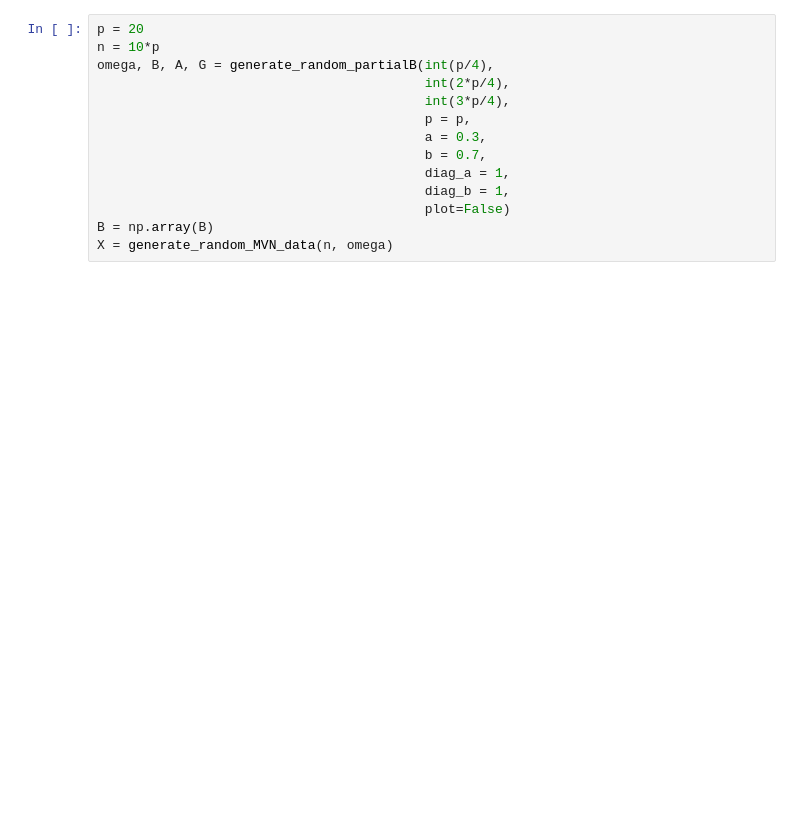
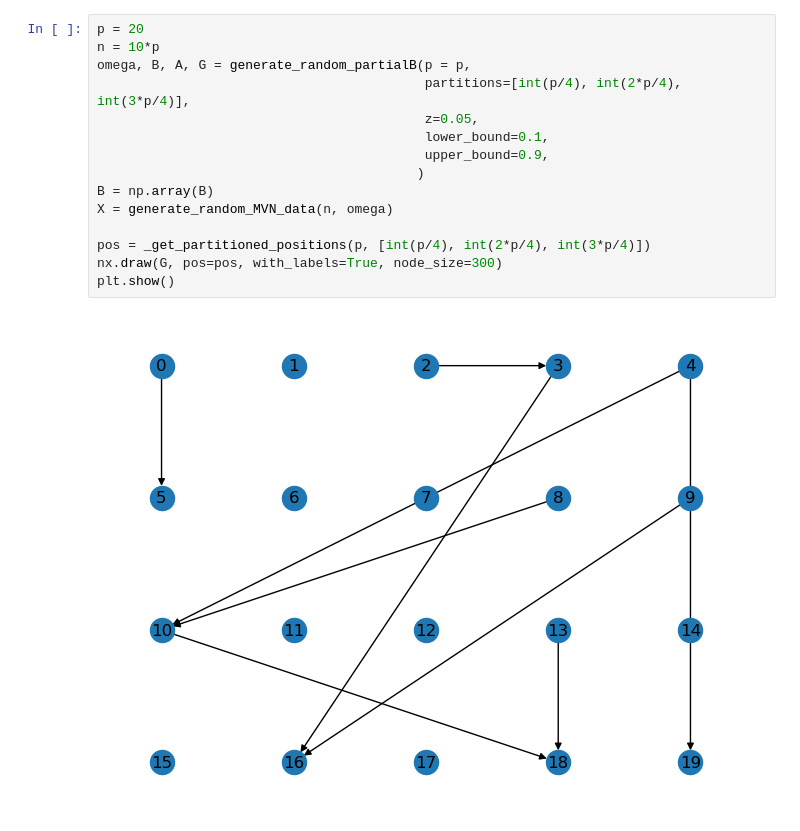
Before and after one commit to shr264/pyPDAG, a Jupyter notebook: example.ipynb, the cells around one changed output. Saved outputs shown, nothing was run; the diff lists cells and outputs as text; blank space fills up the shorter version.

```diff
--- a/example.ipynb
+++ b/example.ipynb
@@ -7,14 +41,17 @@ from pdag.pdag import PDAG
 # %%
 p = 20
 n = 10*p
-omega, B, A, G = generate_random_partialB(int(p/4),
-                                          int(2*p/4),
-                                          int(3*p/4),
-                                          p = p,
-                                          a = 0.3,
-                                          b = 0.7,
-                                          diag_a = 1,
-                                          diag_b = 1,
-                                          plot=False)
+omega, B, A, G = generate_random_partialB(p = p,
+                                          partitions=[int(p/4), int(2*p/4), int(3*p/4)],
+                                          z=0.05,
+                                          lower_bound=0.1,
+                                          upper_bound=0.9,
+                                         )
 B = np.array(B)
 X = generate_random_MVN_data(n, omega)
+
+pos = _get_partitioned_positions(p, [int(p/4), int(2*p/4), int(3*p/4)])
+nx.draw(G, pos=pos, with_labels=True, node_size=300)
+plt.show()
+# %% [output]
+[figure, added]
```
Also changed, not shown: parts of 7 cells of this notebook, 4 other files.
